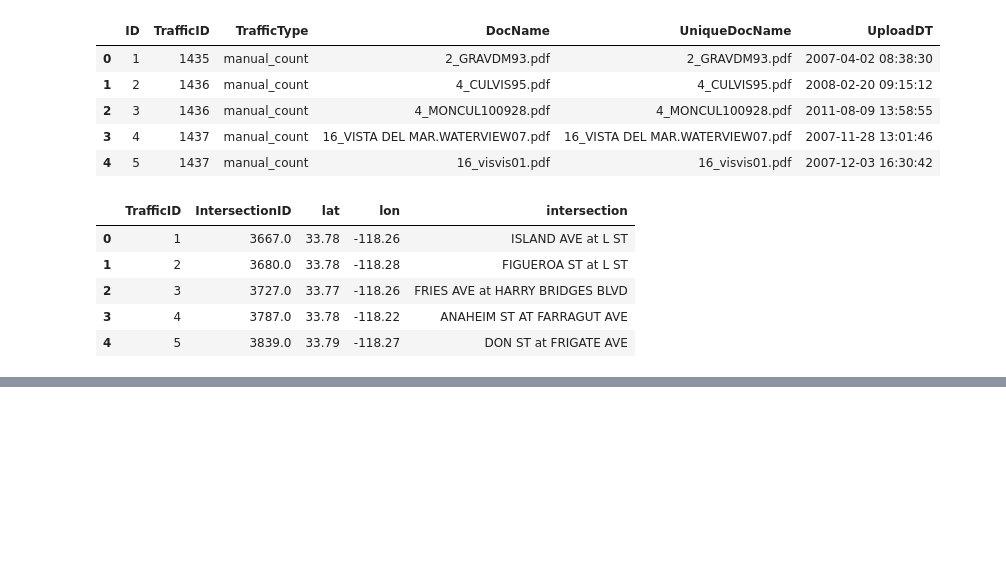
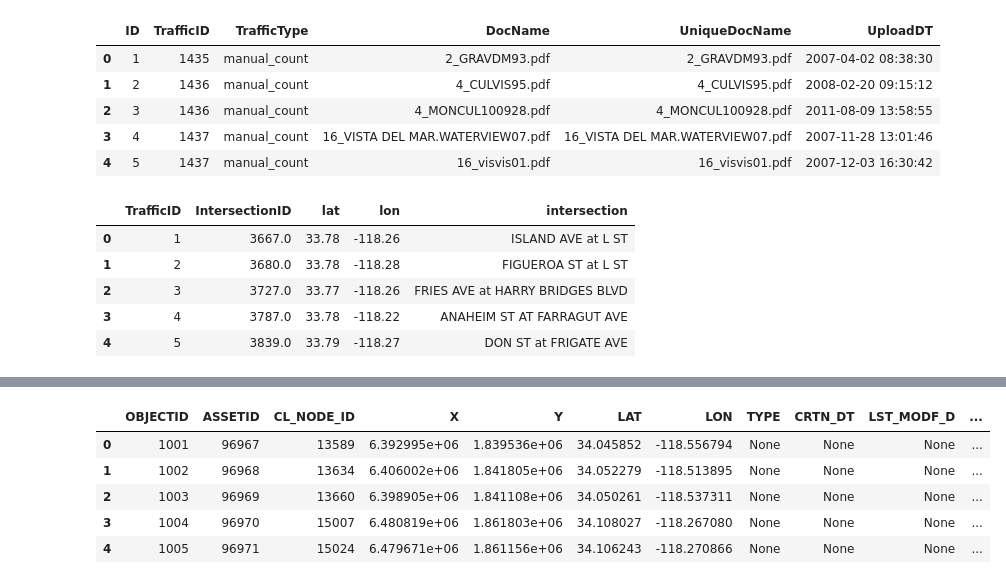
Before and after one commit to black-tea/vehicle-vol-pdf-scrape, a Jupyter notebook: vol-pdf-scrape-part-2.ipynb, the cells around one changed output, grey strips where cells are left out. Cells and saved outputs as stored; diff of their text form; code cells hidden in the pictures; blank space fills up the shorter version.

```diff
--- a/vol-pdf-scrape-part-2.ipynb
+++ b/vol-pdf-scrape-part-2.ipynb
@@ -74,0 +115,12 @@ info_df.head()
+# %%
+# Import BOE Intersection spatial data
+boe_int = gp.GeoDataFrame.from_file('shp/Intersections.shp')
+# Take a peek at the table contents
+boe_int.head()
+# %% [output]
+|  | OBJECTID | ASSETID | CL_NODE_ID | X | Y | LAT | LON | TYPE | CRTN_DT | LST_MODF_D | ... |
+| 0 | 1001 | 96967 | 13589 | 6.392995e+06 | 1.839536e+06 | 34.045852 | -118.556794 | None | None | None | ... |
+| 1 | 1002 | 96968 | 13634 | 6.406002e+06 | 1.841805e+06 | 34.052279 | -118.513895 | None | None | None | ... |
+| 2 | 1003 | 96969 | 13660 | 6.398905e+06 | 1.841108e+06 | 34.050261 | -118.537311 | None | None | None | ... |
+| 3 | 1004 | 96970 | 15007 | 6.480819e+06 | 1.861803e+06 | 34.108027 | -118.267080 | None | None | None | ... |
+| 4 | 1005 | 96971 | 15024 | 6.479671e+06 | 1.861156e+06 | 34.106243 | -118.270866 | None | None | None | ... |
```
Also changed, not shown: parts of 10 cells of this notebook, 6 other files.
